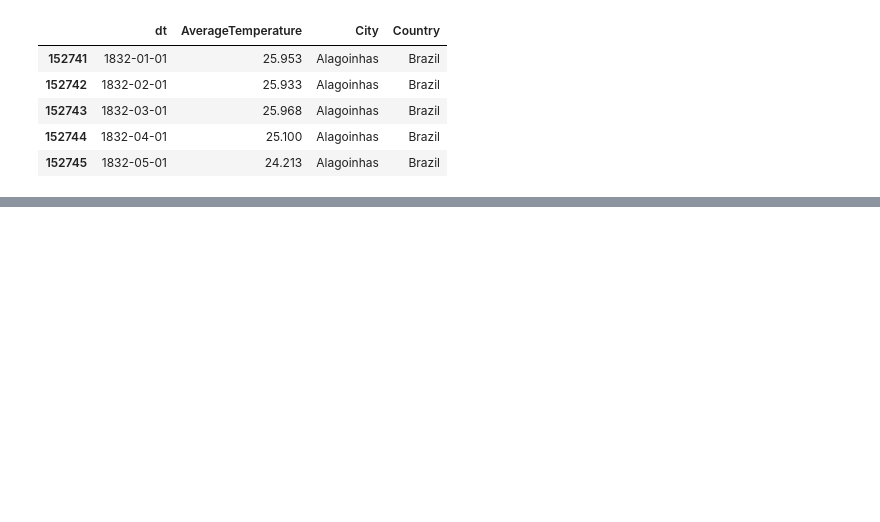
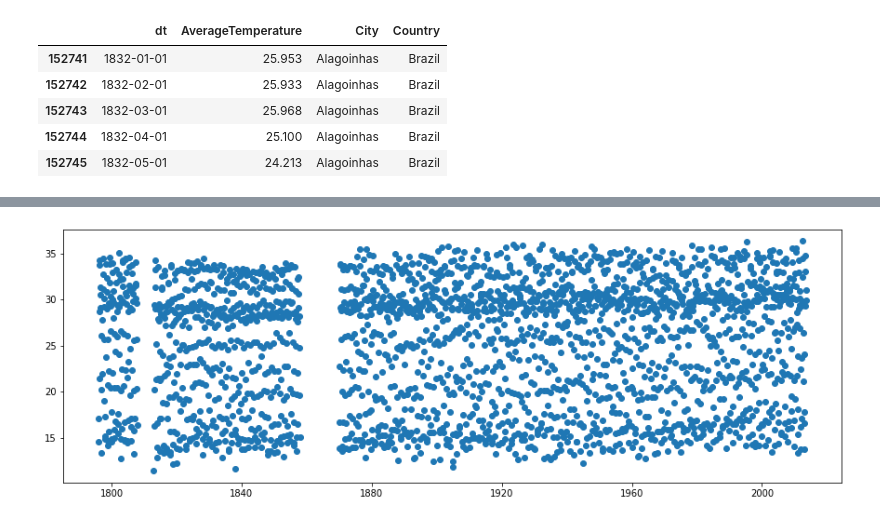
Before and after one commit to analyticsdatalab/climactic-food, a Jupyter notebook: jupyter_notebooks/initial_check_GlobalLandTemperature_csv_file.ipynb, the cells around one changed output, grey strips where cells are left out. Cells and saved outputs as stored; diff of their text form; code cells hidden in the pictures; blank space fills up the shorter version.

```diff
--- a/jupyter_notebooks/initial_check_GlobalLandTemperature_csv_file.ipynb
+++ b/jupyter_notebooks/initial_check_GlobalLandTemperature_csv_file.ipynb
@@ -177,0 +222,3 @@ KeyError: 'year'
+# %%
+df_india_delhi =  df_india[(df_india['City'] == 'Delhi')]
+df_india_delhi.head()
@@ -177,0 +232,11 @@ KeyError: 'year'
+# %%
+y = df_india_delhi['AverageTemperature']
+x = df_india_delhi['dt']
+
+plt.figure(figsize=(15,5))
+plt.scatter(x, y)
+
+# function to show the plot
+plt.show()
+# %% [output]
+[figure, added]
```
Also changed, not shown: parts of 21 cells of this notebook.
